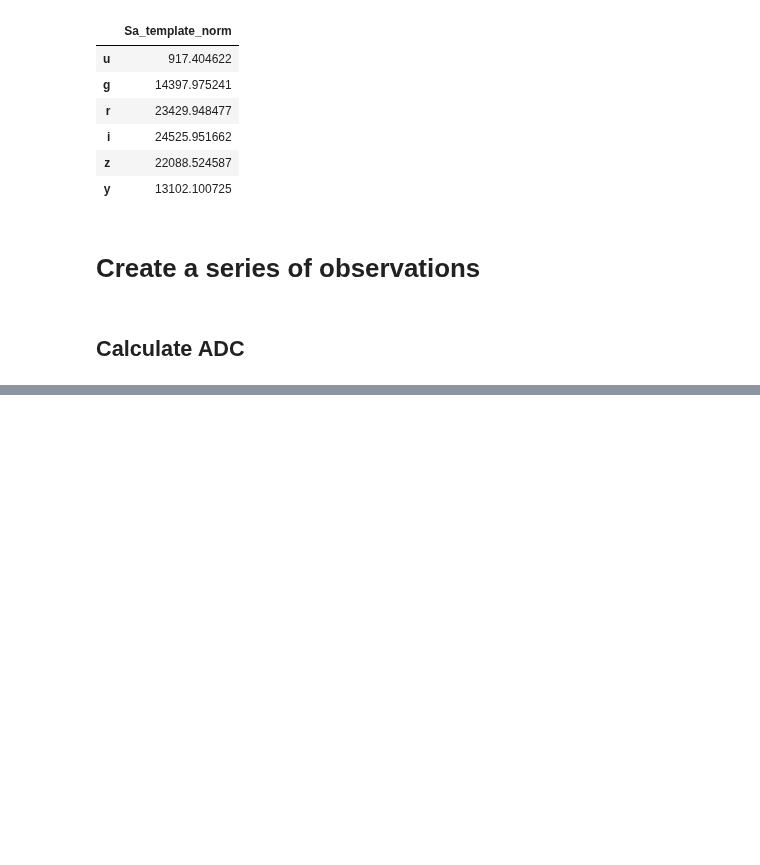
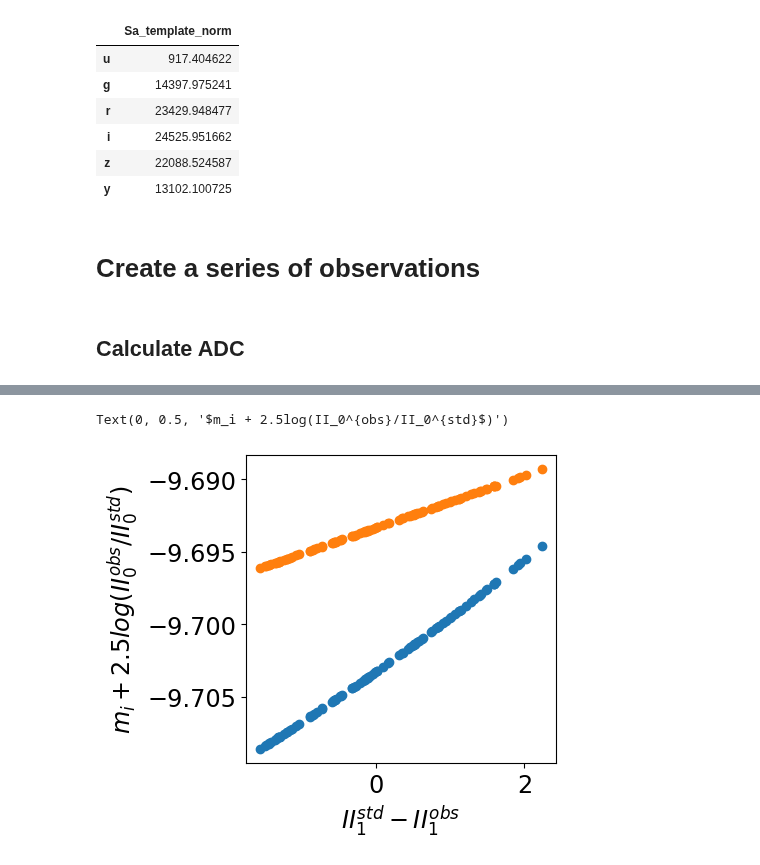
Before and after one commit to sylvielsstfr/RubinLSSTPhotometricCorrTuto, a Jupyter notebook: notebooks/02_PhotometricCorrections/02b_SEDshapeEstimation.ipynb, the cells around one changed output, grey strips where cells are left out. Drawn from its saved outputs; the diff is of its cells as text; code cells hidden in the pictures; blank space fills up the shorter version.

```diff
--- a/notebooks/02_PhotometricCorrections/02b_SEDshapeEstimation.ipynb
+++ b/notebooks/02_PhotometricCorrections/02b_SEDshapeEstimation.ipynb
@@ -376,0 +456,11 @@ Text(0, 0.5, '$m_i + 2.5log(II_0^{obs}/II_0^{std}$)')
+# %%
+fig, axs = plt.subplots(1,1,figsize=(4,4))
+y2 = -2.5*np.log10(all_adc) + 2.5*np.log10(all_ratioII0)
+x2 = all_subII1
+axs.scatter(x2,y2)
+axs.scatter(x,y+0.6)
+axs.set_xlabel("$II_1^{std} - II_1^{obs}$")
+axs.set_ylabel("$m_i + 2.5log(II_0^{obs}/II_0^{std}$)")
+# %% [output]
+Text(0, 0.5, '$m_i + 2.5log(II_0^{obs}/II_0^{std}$)')
+[figure, added]
```
Also changed, not shown: parts of 11 cells of this notebook.
